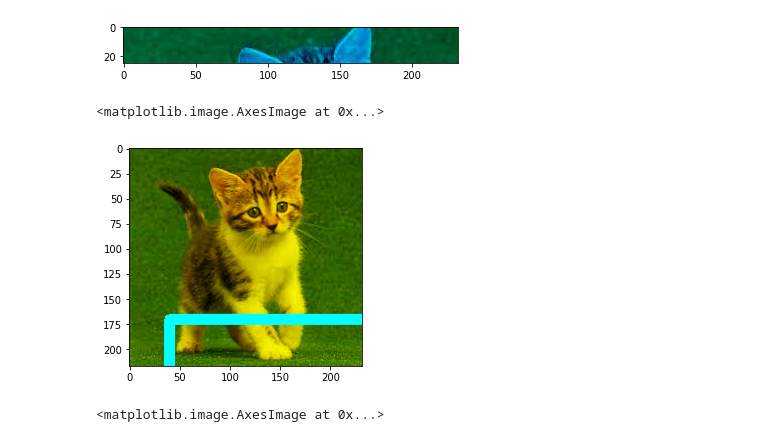
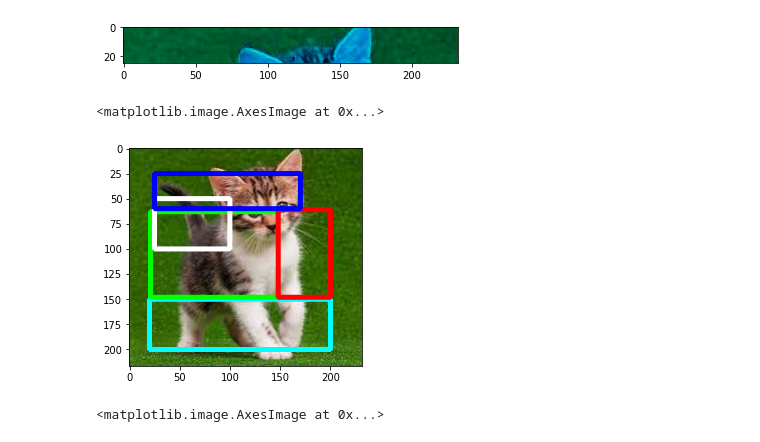
Before and after one commit to qorinda/PCVK_Genap_2021, a Jupyter notebook: Week2.ipynb, the cells around one changed output. Saved outputs shown, nothing was run; the diff lists cells and outputs as text; code cells hidden in the pictures.

```diff
--- a/Week2.ipynb
+++ b/Week2.ipynb
@@ -159,15 +162,16 @@ plt.imshow(img[5:30])
 [figure]
 # %%
 #Tugas 4
+#Buat 5 kotak berbagai ukuran dan warna yang berbeda dalam satu image. disarankan menggunakan bilangan acak/random!
 img_ktk = cv.cvtColor(img,cv.COLOR_BGR2RGB)
-cv.rectangle(img_ktk, pt1=(300,300), pt2=(40,170), color=(0,255,255), thickness=10)
-cv.rectangle(img_ktk, pt1=(900,100), pt2=(700,200), color=(0,255,0),thickness=10)
-cv.rectangle(img_ktk, pt1=(400,400), pt2=(900,300), color=(255,255,255),thickness=10)
-cv.rectangle(img_ktk, pt1=(100,900), pt2=(300,400), color=(255,0,0),thickness=10)
-cv.rectangle(img_ktk, pt1=(900,700), pt2=(600,550), color=(0,0,255),thickness=10)
+cv.rectangle(img_ktk, pt1=(200,200), pt2=(20,150), color=(0,255,255), thickness=3)
+cv.rectangle(img_ktk, pt1=(148,63), pt2=(21,148), color=(0,255,0),thickness=3)
+cv.rectangle(img_ktk, pt1=(25,100), pt2=(100,50), color=(255,255,255),thickness=3)
+cv.rectangle(img_ktk, pt1=(148,61), pt2=(200,148), color=(255,0,0),thickness=3)
+cv.rectangle(img_ktk, pt1=(25,60), pt2=(170,25), color=(0,0,255),thickness=3)
 plt.imshow(img_ktk)
 # %% [output]
 <matplotlib.image.AxesImage at 0x...>
-[figure, old version]
+[figure, new version]
 # %%
 #Tugas 5
```
Also changed, not shown: parts of 6 cells of this notebook.
